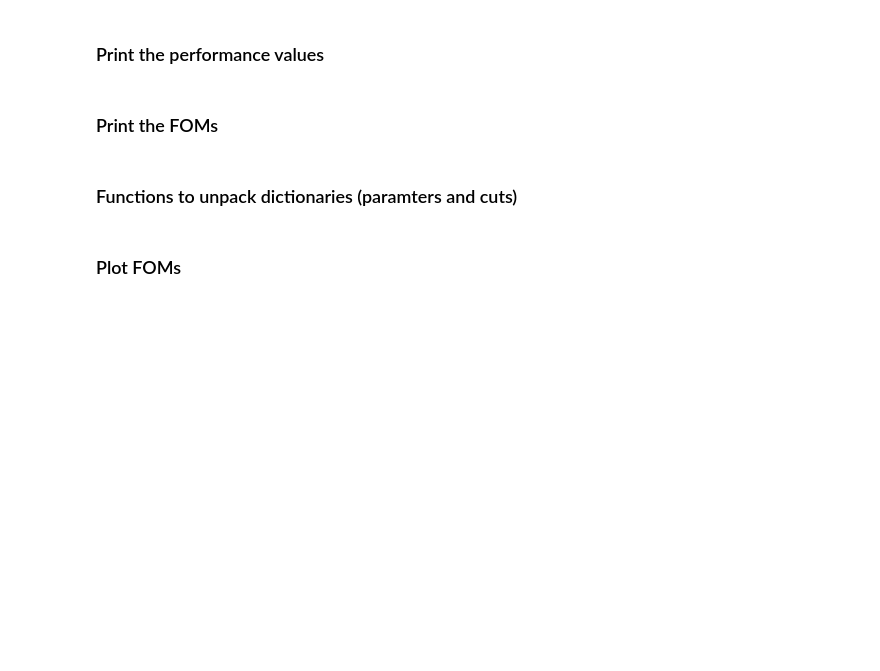
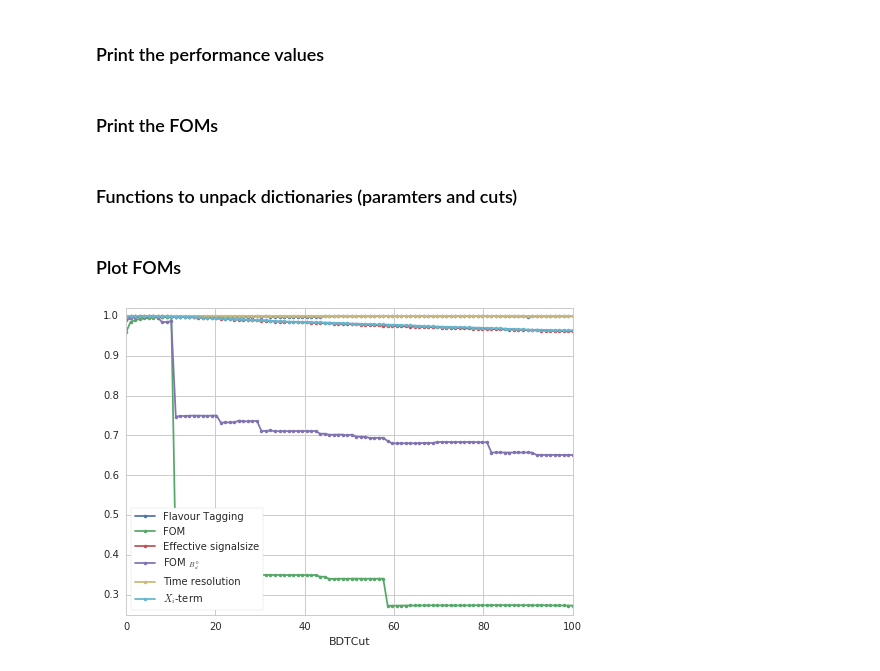
Before and after one commit to chasenberg/Masterthesis, a Jupyter notebook: notebooks/decaytime_studies/wrong_pv/Bd2JpsiKs_bdt_cuttuning_MinIPCHIanyPV_Scan.ipynb, the cells around one changed output. Cells and saved outputs as stored; diff of their text form; code cells hidden in the pictures; blank space fills up the shorter version.

```diff
--- a/notebooks/decaytime_studies/wrong_pv/Bd2JpsiKs_bdt_cuttuning_MinIPCHIanyPV_Scan.ipynb
+++ b/notebooks/decaytime_studies/wrong_pv/Bd2JpsiKs_bdt_cuttuning_MinIPCHIanyPV_Scan.ipynb
@@ -244,7 +244,7 @@ def copy_old_new(old, new, verbose=False):
 # %% [markdown]
 ### Function to calculate the FOMs
 # %%
-def calculate_foms(dataset):
+'''def calculate_foms(dataset):
     import math
 
     signal_sum    = 1
@@ -372,4 +372,4 @@ def calculate_foms(dataset):
         'signal_weight': signal_weight
     }
 
-    return fomname_to_value
+    return fomname_to_value       '''
@@ -380,7 +507,7 @@ lowerbound=5220 # rather arbitrary signal window definition
 upperbound=5450
 B0_FitDaughtersConst_M.setRange('SIGREGION',lowerbound,upperbound)
 
-subdir = '/home/chasenberg/plots/bdt_cuttuning'
+subdir = '/home/chasenberg/plots/wrongpv_cuttuning'
 plot_dir    = os.path.join(subdir, 'plots')
 results_dir = os.path.join(subdir, 'results')
 plot_file   = os.path.join(plot_dir, 'all_plots.pdf')
@@ -903,35 +845,37 @@ foms_to_plot = {}
 foms_to_plot["TaggingPower"] = r"Flavour Tagging"
 foms_to_plot["TimeresPower"] = "Time resolution"
 foms_to_plot["EffSigSize"]   = "Effective signalsize"
 foms_to_plot["BsFOM"]        = "$X_i$-term"
-#foms_to_plot["BdFOM_p"]      = "FOM ${}_{B^0_d}$"
+foms_to_plot["BdFOM_p"]      = "FOM ${}_{B^0_d}$"
 foms_to_plot["BdFOM"]        = "FOM"
 
 #for parameter, values in ys.items():
 for parameter in foms_to_plot:
     values=ys[parameter]
     #if "FOM" in parameter or "EffSig" in parameter or "s3_over_spb2" in parameter\
     #or "TaggingPower" in parameter or "TimeresPower" in parameter:
     if parameter in foms_to_plot:
         plt.errorbar(x,values+random.random()*shift,marker='.',linestyle='-',label=foms_to_plot[parameter])
         plt.xlabel("BDTCut")
 '''values_EffSigSize=ys['EffSigSize']
 values_TimeresPower=ys['TimeresPower']
 values_TaggingPower=ys['TaggingPower']
 values_BdFOM_p=ys['BdFOM_p']
 values_BdFOM=ys['BdFOM']
 
 
 plt.errorbar(x,values_EffSigSize+random.random()*shift,marker='.',linestyle='-',label=foms_to_plot[parameter],color=current_palette[0])
 plt.errorbar(x,values_TimeresPower+random.random()*shift,marker='.',linestyle='-',label=foms_to_plot[parameter],color=current_palette[1])
 plt.errorbar(x,values_TaggingPower+random.random()*shift,marker='.',linestyle='-',label=foms_to_plot[parameter],color=current_palette[2])
 plt.errorbar(x,values_BdFOM_p+random.random()*shift,marker='.',linestyle='-',label=foms_to_plot[parameter],color=current_palette[3])
 plt.errorbar(x,values_BdFOM+random.random()*shift,marker='.',linestyle='-',label=foms_to_plot[parameter],color=current_palette[4])
 plt.xlabel("BDT Schnitt")'''
-plt.gca().set_ylim(0.1,1.02)
-plt.gca().set_xlim(0,15)
+plt.gca().set_ylim(0.25,1.02)
+plt.gca().set_xlim(0,100)
 plt.legend(loc='best')
 plt.savefig(subdir + '/FOMS_MinIPCHI2anyPV.pdf')
 plt.show()
+# %% [output]
+[figure, added]
 # %%
 print(ys['BdFOM'])
```
Also changed, not shown: parts of 5 cells of this notebook.
